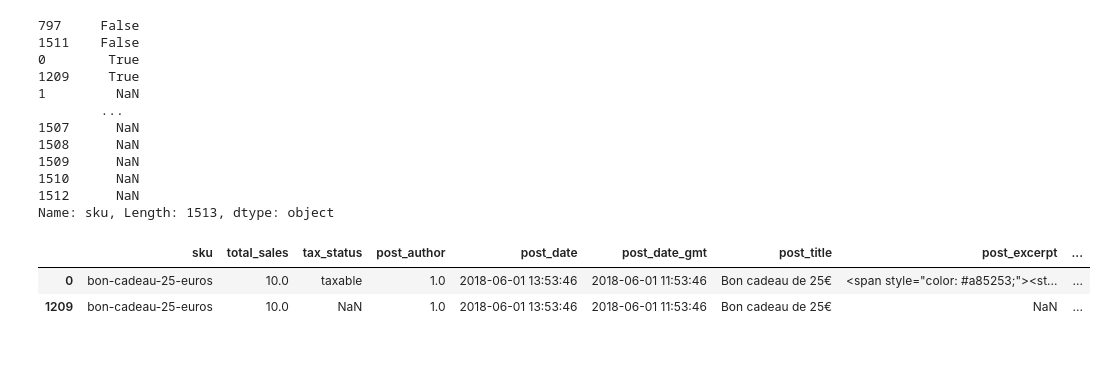
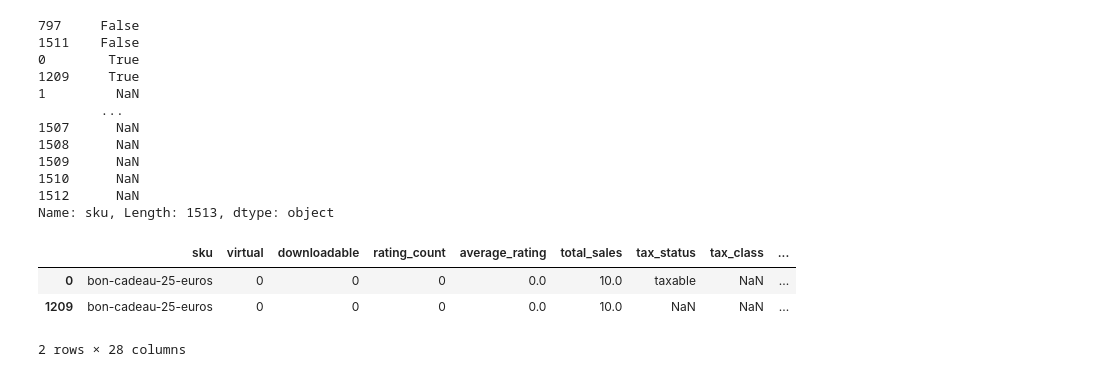
Before and after one commit to Etienne-COMBE/wine_spirit, a Jupyter notebook: src/main.ipynb, the cells around one changed output. Cells and saved outputs as stored; diff of their text form; code cells hidden in the pictures.

```diff
--- a/src/main.ipynb
+++ b/src/main.ipynb
@@ -119,8 +91,9 @@ web_df_clean['sku'].str.contains("bon-cadeau-25-euros").sort_values()
 Name: sku, Length: 1513, dtype: object
 # %%
 
-pd.DataFrame((web_df_clean.iloc[0], web_df_clean.iloc[1209]))
+pd.DataFrame((web_df.iloc[0], web_df.iloc[1209]))
 # %% [output]
-|  | sku | total_sales | tax_status | post_author | post_date | post_date_gmt | post_title | post_excerpt | ... |
-| 0 | bon-cadeau-25-euros | 10.0 | taxable | 1.0 | 2018-06-01 13:53:46 | 2018-06-01 11:53:46 | Bon cadeau de 25€ | <span style="color: #a85253;"><st... | ... |
-| 1209 | bon-cadeau-25-euros | 10.0 | NaN | 1.0 | 2018-06-01 13:53:46 | 2018-06-01 11:53:46 | Bon cadeau de 25€ | NaN | ... |
+|  | sku | virtual | downloadable | rating_count | average_rating | total_sales | tax_status | tax_class | ... |
+| 0 | bon-cadeau-25-euros | 0 | 0 | 0 | 0.0 | 10.0 | taxable | NaN | ... |
+| 1209 | bon-cadeau-25-euros | 0 | 0 | 0 | 0.0 | 10.0 | NaN | NaN | ... |
+2 rows × 28 columns
```
Also changed, not shown: parts of 26 cells of this notebook, 1 other file.
